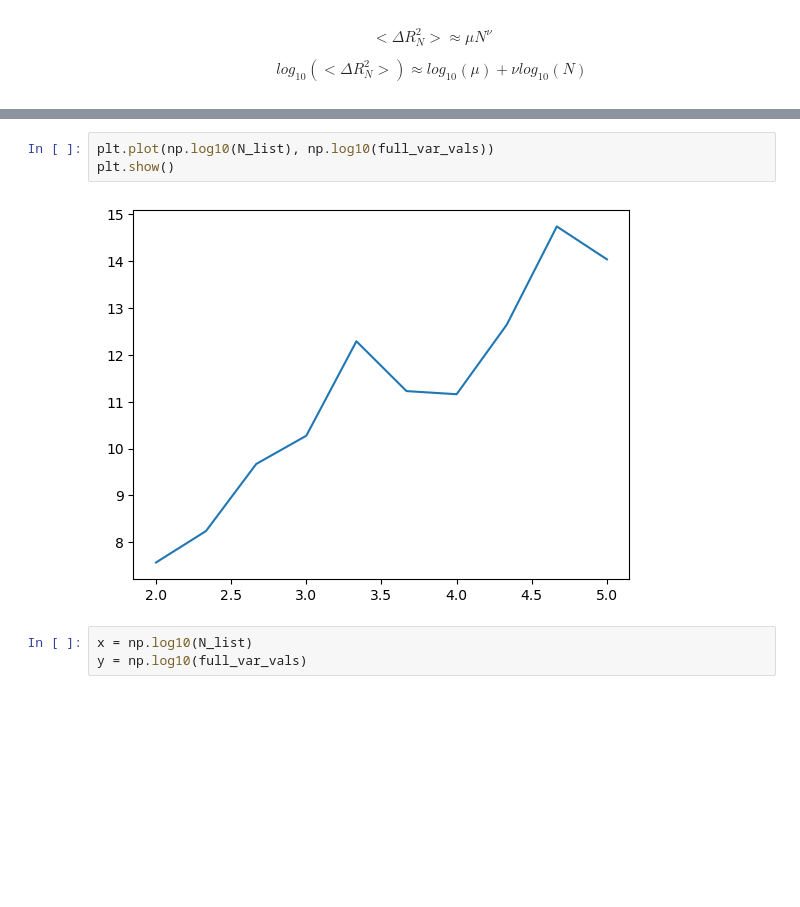
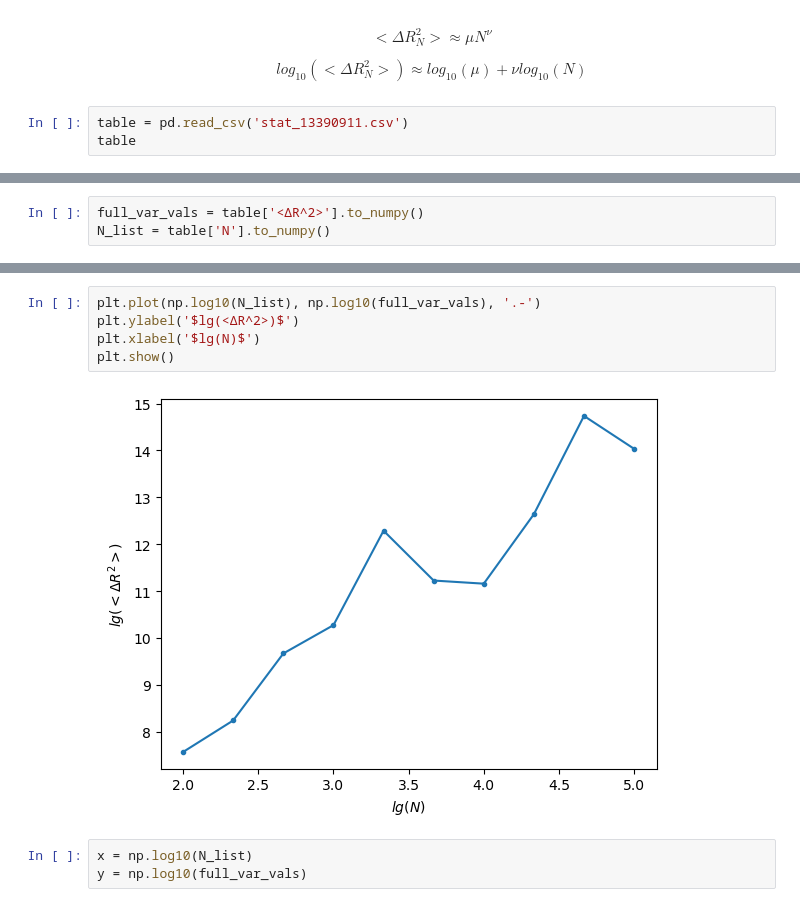
Before and after one commit to ravilkooo/mat_mod, a Jupyter notebook: lab-5/Task_1.ipynb, the cells around one changed output, grey strips where cells are left out. Saved outputs shown, nothing was run; the diff lists cells and outputs as text; blank space fills up the shorter version.

```diff
--- a/lab-5/Task_1.ipynb
+++ b/lab-5/Task_1.ipynb
@@ -242,3 +250,6 @@ with open(f'stat_{id}.csv', 'w') as f_out:
 $$<\Delta R^2_N>  \approx  \mu N^\nu$$
 
 $$log_{10}(<\Delta R^2_N>) \approx  log_{10}(\mu) + \nu log_{10}(N)$$
+# %%
+table = pd.read_csv('stat_13390911.csv')
+table
@@ -244,0 +268,3 @@ $$log_{10}(<\Delta R^2_N>) \approx  log_{10}(\mu) + \nu log_{10}(N)$$
+# %%
+full_var_vals = table['<ΔR^2>'].to_numpy()
+N_list = table['N'].to_numpy()
@@ -245,8 +283,10 @@ $$log_{10}(<\Delta R^2_N>) \approx  log_{10}(\mu) + \nu log_{10}(N)$$
 # %%
-plt.plot(np.log10(N_list), np.log10(full_var_vals))
+plt.plot(np.log10(N_list), np.log10(full_var_vals), '.-')
+plt.ylabel('$lg(<ΔR^2>)$')
+plt.xlabel('$lg(N)$')
 plt.show()
 # %% [output]
-[figure, old version]
+[figure, new version]
 # %%
 x = np.log10(N_list)
 y = np.log10(full_var_vals)
```
Also changed, not shown: parts of 16 cells of this notebook.
